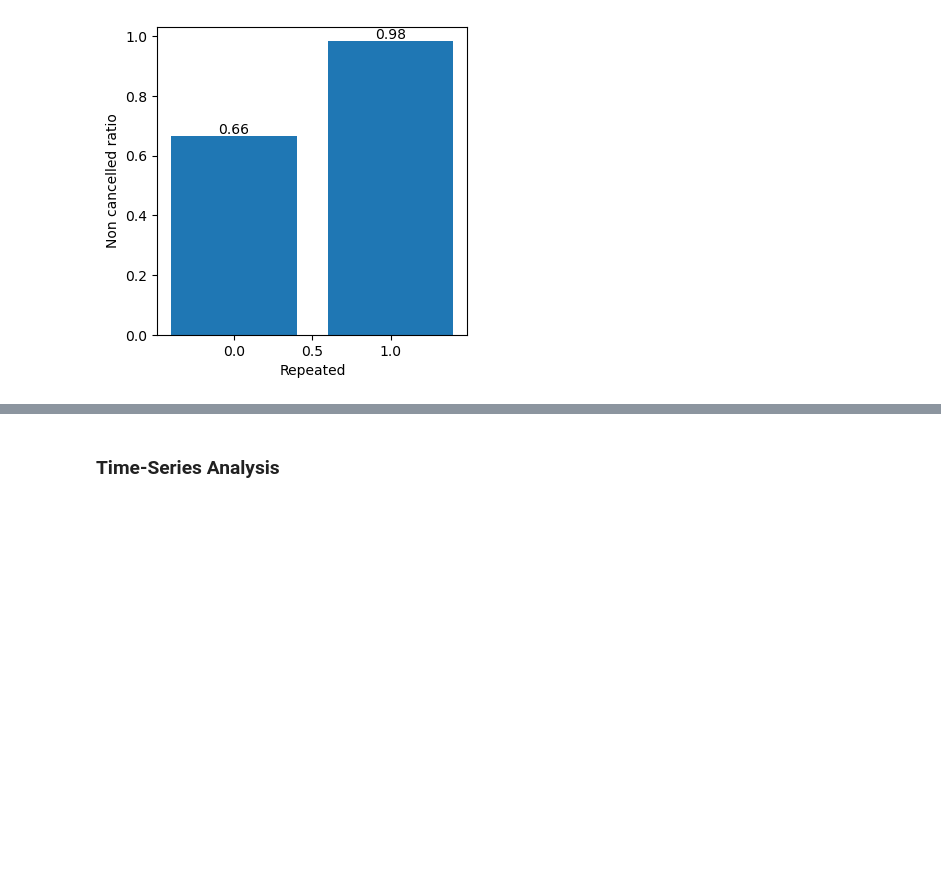
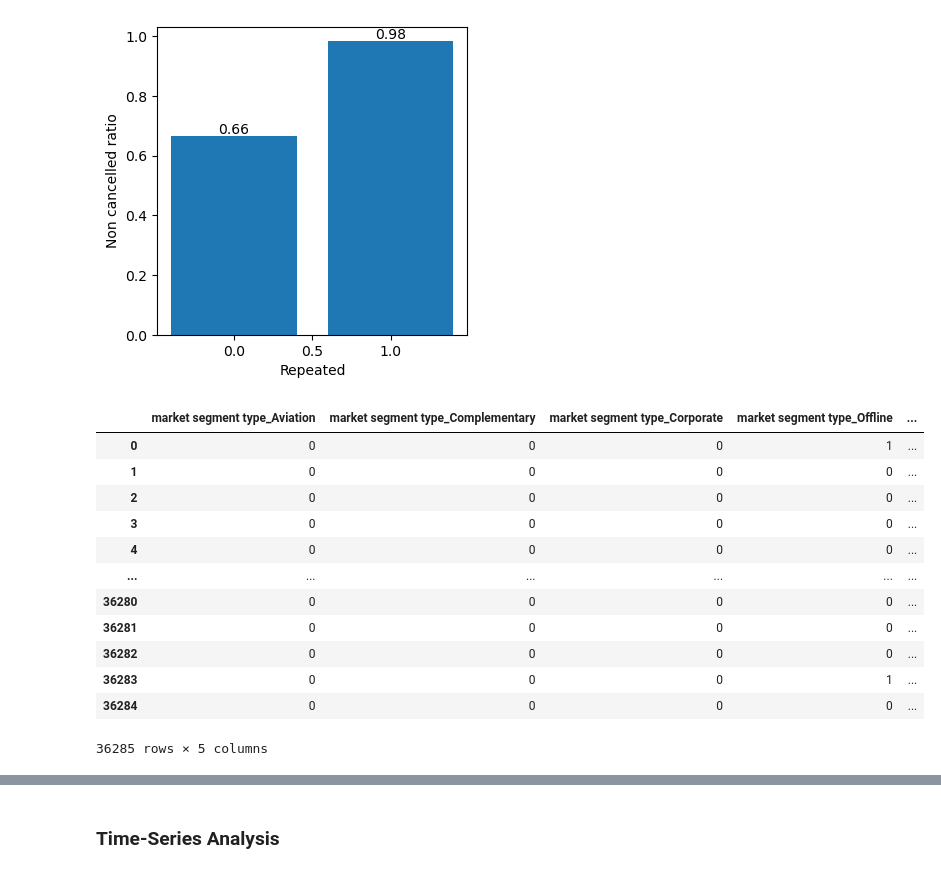
Before and after one commit to zizoisprogramming/Hotel-Reservations, a Jupyter notebook: hotel-reservation.ipynb, the cells around one changed output, grey strips where cells are left out. Saved outputs shown, nothing was run; the diff lists cells and outputs as text; code cells hidden in the pictures; blank space fills up the shorter version.

```diff
--- a/hotel-reservation.ipynb
+++ b/hotel-reservation.ipynb
@@ -307,8 +301,23 @@ plt.show()
 # %%
 df_cleaned_cat = pd.DataFrame()
 # %%
-df_cleaned_cat["market segment type"] = df_cat["market segment type"].astype('category')
-df_cleaned_cat["market segment type"] = df_cleaned_cat["market segment type"].cat.codes
+df_cleaned_cat["market segment type"] = df_cat["market segment type"]
+df_cleaned_cat = pd.get_dummies(df_cleaned_cat, columns=['market segment type'],dtype= int)
+df_cleaned_cat
+# %% [output]
+|  | market segment type_Aviation | market segment type_Complementary | market segment type_Corporate | market segment type_Offline | ... |
+| 0 | 0 | 0 | 0 | 1 | ... |
+| 1 | 0 | 0 | 0 | 0 | ... |
+| 2 | 0 | 0 | 0 | 0 | ... |
+| 3 | 0 | 0 | 0 | 0 | ... |
+| 4 | 0 | 0 | 0 | 0 | ... |
+| ... | ... | ... | ... | ... | ... |
+| 36280 | 0 | 0 | 0 | 0 | ... |
+| 36281 | 0 | 0 | 0 | 0 | ... |
+| 36282 | 0 | 0 | 0 | 0 | ... |
+| 36283 | 0 | 0 | 0 | 1 | ... |
+| 36284 | 0 | 0 | 0 | 0 | ... |
+36285 rows × 5 columns
 # %%
 df_cleaned_cat["room type"] = df_cat["room type"].astype('category')
 df_cleaned_cat["room type"] = df_cleaned_cat["room type"].cat.codes
```
Also changed, not shown: parts of 23 cells of this notebook.
